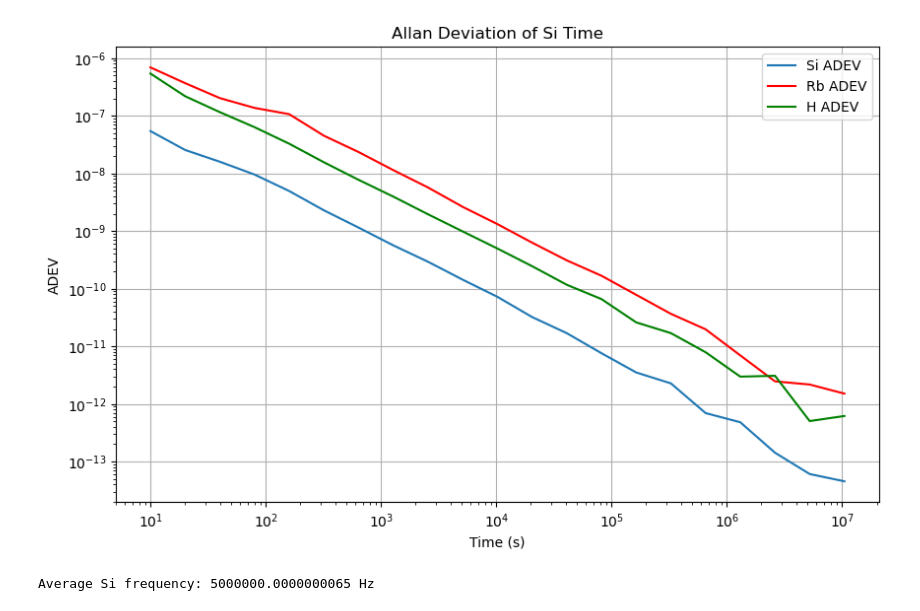
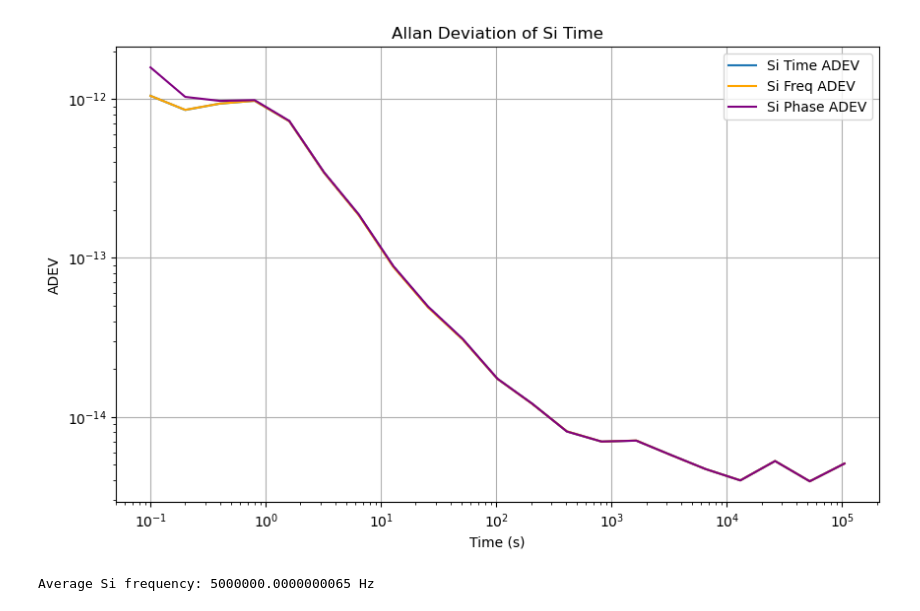
Before and after one commit to HannahARose/TimeKeeping, a Jupyter notebook: python/test.ipynb, the cells around one changed output. Saved outputs shown, nothing was run; the diff lists cells and outputs as text; code cells hidden in the pictures.

```diff
--- a/python/test.ipynb
+++ b/python/test.ipynb
@@ -63,21 +89,25 @@ plt.show()
 # %%
-si_adev = allantools.adev(data['Si_Time'], rate=0.1)
-rb_adev = allantools.adev(data['Rb_Time'], rate=0.1)
-h_adev = allantools.adev(data['H_Time'], rate=0.1)
+sit_adev = allantools.adev(data['Si_Time'], rate=10)
+sif_adev = allantools.adev(data['Si_Freq']/250e6, data_type='freq', rate=10)
+sip_adev = allantools.adev(data['Si_Phase']/250e6, data_type='phase', rate=10)
+# rb_adev = allantools.adev(data['Rb_Time'], rate=10)
+# h_adev = allantools.adev(data['H_Time'], rate=10)
 plt.figure(figsize=(10, 6))
 plt.xscale('log')
 plt.yscale('log')
 plt.xlabel('Time (s)')
 plt.ylabel('ADEV')
 plt.title('Allan Deviation of Si Time')
-plt.plot(si_adev[0], si_adev[1], label='Si ADEV')
-plt.plot(rb_adev[0], rb_adev[1], label='Rb ADEV', color='red')
-plt.plot(h_adev[0], h_adev[1], label='H ADEV', color='green')
+plt.plot(sit_adev[0], sit_adev[1], label='Si Time ADEV')
+plt.plot(sif_adev[0], sif_adev[1], label='Si Freq ADEV', color='orange')
+plt.plot(sip_adev[0], sip_adev[1], label='Si Phase ADEV', color='purple')
+# plt.plot(rb_adev[0], rb_adev[1], label='Rb ADEV', color='red')
+# plt.plot(h_adev[0], h_adev[1], label='H ADEV', color='green')
 plt.legend()
 plt.grid()
 plt.show()
 # %% [output]
-[figure, old version]
+[figure, new version]
 # %%
 average_si_freq = jila_data['H'].mean()
 print(f"Average Si frequency: {average_si_freq} Hz")
```
Also changed, not shown: parts of 5 cells of this notebook, 7 other files.
